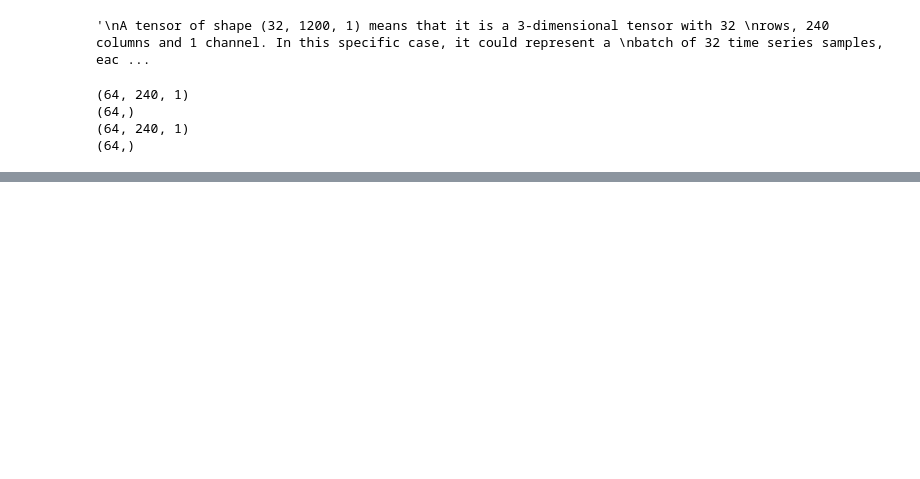
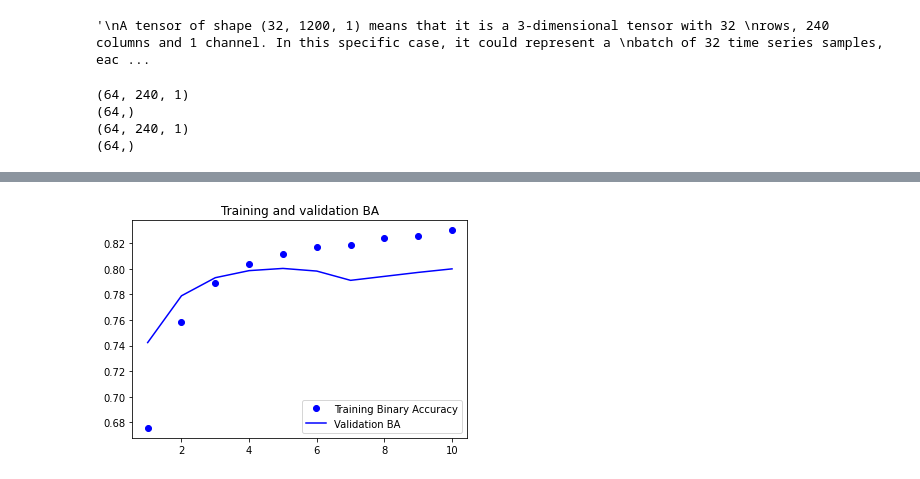
Before and after one commit to kjspring/stress-detection-wearable-devices, a Jupyter notebook: modeling_WESAD.ipynb, the cells around one changed output, grey strips where cells are left out. Saved outputs shown, nothing was run; the diff lists cells and outputs as text; code cells hidden in the pictures; blank space fills up the shorter version.

```diff
--- a/modeling_WESAD.ipynb
+++ b/modeling_WESAD.ipynb
@@ -120,0 +191,13 @@ def evaluate_naive_method(dataset):
+# %%
+import matplotlib.pyplot as plt
+loss = history_0.history["binary_accuracy"]
+val_loss = history_0.history["val_binary_accuracy"]
+epochs = range(1, len(loss) + 1)
+plt.figure()
+plt.plot(epochs, loss, "bo", label="Training Binary Accuracy")
+plt.plot(epochs, val_loss, "b", label="Validation BA")
+plt.title("Training and validation BA")
+plt.legend()
+plt.show()
+# %% [output]
+[figure, added]
```
Also changed, not shown: parts of 13 cells of this notebook.
